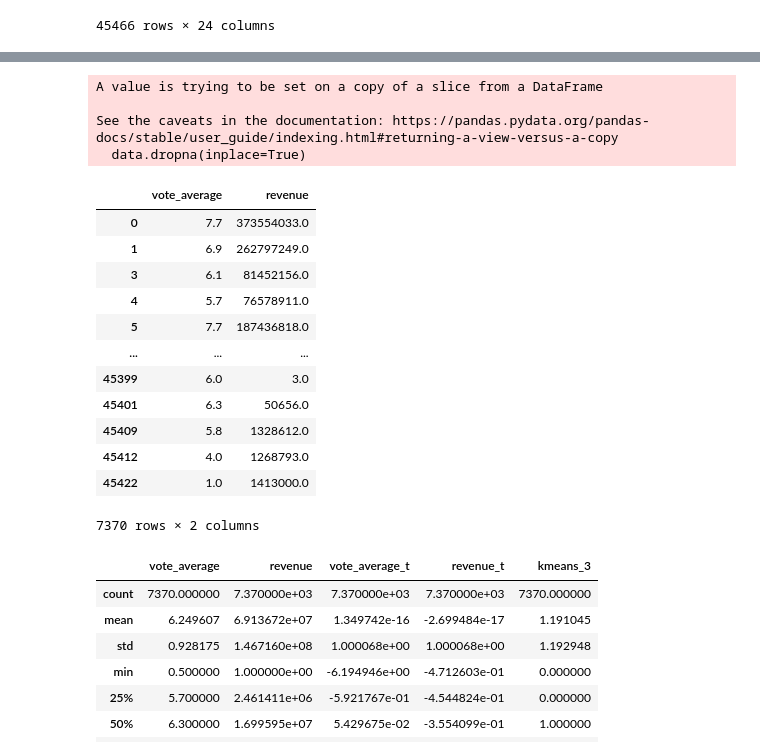
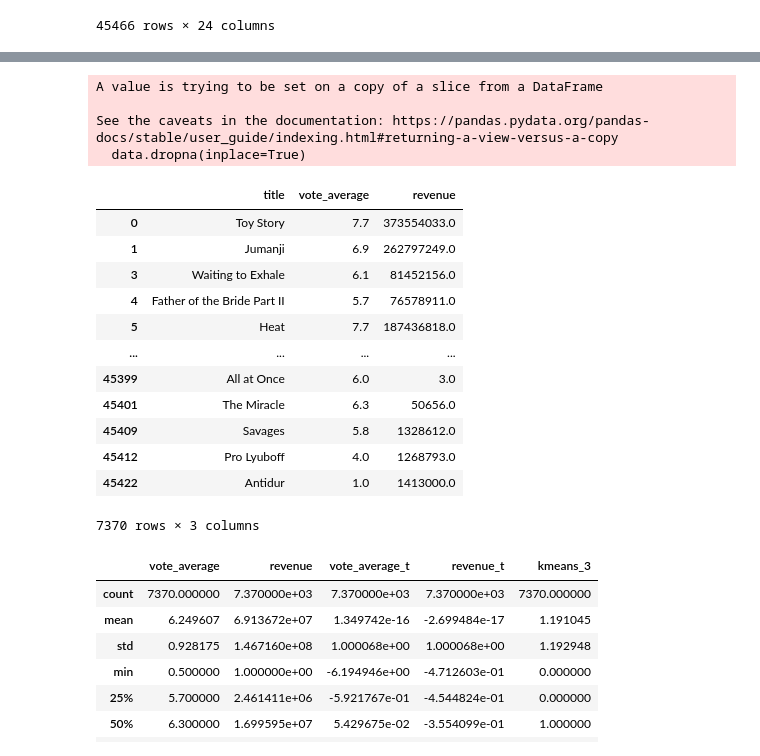
Before and after one commit to MieThorberg/MovieMatch, a Jupyter notebook: test.ipynb, the cells around one changed output, grey strips where cells are left out. Drawn from its saved outputs; the diff is of its cells as text; code cells hidden in the pictures.

```diff
--- a/test.ipynb
+++ b/test.ipynb
@@ -37,31 +37,31 @@ data.describe()
 # %%
 #data = data[["budget","genres"]]
 #data = data[["budget","revenue"]]
-data = data[["vote_average","revenue"]]
+data = data[["title","vote_average","revenue"]]
 #data = data[["vote_average","runtime"]]
 data.dropna(inplace=True)
 
 df = data[(data.T != 0).all()]
 
 df
 # %% [output]
 A value is trying to be set on a copy of a slice from a DataFrame
 
 See the caveats in the documentation: https://pandas.pydata.org/pandas-docs/stable/user_guide/indexing.html#returning-a-view-versus-a-copy
   data.dropna(inplace=True)
-|  | vote_average | revenue |
-| 0 | 7.7 | 373554033.0 |
-| 1 | 6.9 | 262797249.0 |
-| 3 | 6.1 | 81452156.0 |
-| 4 | 5.7 | 76578911.0 |
-| 5 | 7.7 | 187436818.0 |
-| ... | ... | ... |
-| 45399 | 6.0 | 3.0 |
-| 45401 | 6.3 | 50656.0 |
-| 45409 | 5.8 | 1328612.0 |
-| 45412 | 4.0 | 1268793.0 |
-| 45422 | 1.0 | 1413000.0 |
+|  | title | vote_average | revenue |
+| 0 | Toy Story | 7.7 | 373554033.0 |
+| 1 | Jumanji | 6.9 | 262797249.0 |
+| 3 | Waiting to Exhale | 6.1 | 81452156.0 |
+| 4 | Father of the Bride Part II | 5.7 | 76578911.0 |
+| 5 | Heat | 7.7 | 187436818.0 |
+| ... | ... | ... | ... |
+| 45399 | All at Once | 6.0 | 3.0 |
+| 45401 | The Miracle | 6.3 | 50656.0 |
+| 45409 | Savages | 5.8 | 1328612.0 |
+| 45412 | Pro Lyuboff | 4.0 | 1268793.0 |
+| 45422 | Antidur | 1.0 | 1413000.0 |
-7370 rows × 2 columns
+7370 rows × 3 columns
 # %%
 df.describe()
 # %% [output]
```
Also changed, not shown: parts of 6 cells of this notebook, 1 other file.
